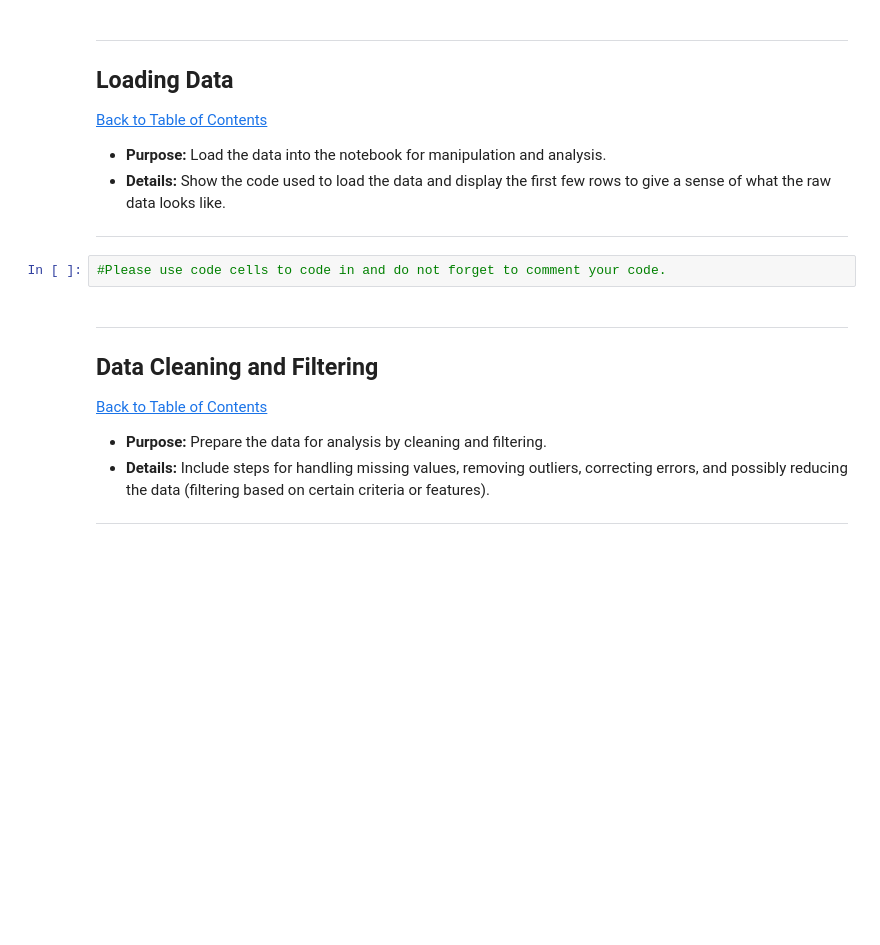
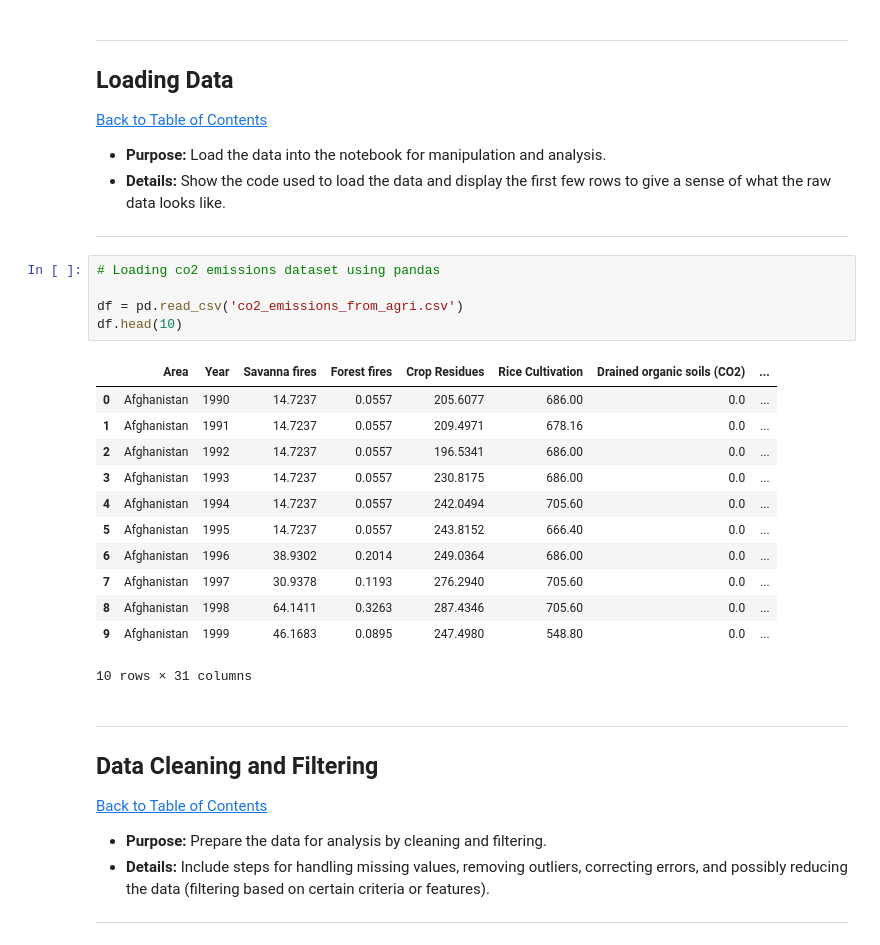
Before and after one commit to nhlokomomhlophe/2401PTDS_Regression_Project, a Jupyter notebook: 2401PTDS Regression Project.ipynb, the cells around one changed output. Cells and saved outputs as stored; diff of their text form; blank space fills up the shorter version.

```diff
--- a/2401PTDS Regression Project.ipynb
+++ b/2401PTDS Regression Project.ipynb
@@ -100,8 +99,24 @@ from scipy.stats import ttest_ind
 * **Purpose:** Load the data into the notebook for manipulation and analysis.
 * **Details:** Show the code used to load the data and display the first few rows to give a sense of what the raw data looks like.
 ---
-# %%
-#Please use code cells to code in and do not forget to comment your code.
+# %%
+# Loading co2 emissions dataset using pandas
+
+df = pd.read_csv('co2_emissions_from_agri.csv')
+df.head(10)
+# %% [output]
+|  | Area | Year | Savanna fires | Forest fires | Crop Residues | Rice Cultivation | Drained organic soils (CO2) | ... |
+| 0 | Afghanistan | 1990 | 14.7237 | 0.0557 | 205.6077 | 686.00 | 0.0 | ... |
+| 1 | Afghanistan | 1991 | 14.7237 | 0.0557 | 209.4971 | 678.16 | 0.0 | ... |
+| 2 | Afghanistan | 1992 | 14.7237 | 0.0557 | 196.5341 | 686.00 | 0.0 | ... |
+| 3 | Afghanistan | 1993 | 14.7237 | 0.0557 | 230.8175 | 686.00 | 0.0 | ... |
+| 4 | Afghanistan | 1994 | 14.7237 | 0.0557 | 242.0494 | 705.60 | 0.0 | ... |
+| 5 | Afghanistan | 1995 | 14.7237 | 0.0557 | 243.8152 | 666.40 | 0.0 | ... |
+| 6 | Afghanistan | 1996 | 38.9302 | 0.2014 | 249.0364 | 686.00 | 0.0 | ... |
+| 7 | Afghanistan | 1997 | 30.9378 | 0.1193 | 276.2940 | 705.60 | 0.0 | ... |
+| 8 | Afghanistan | 1998 | 64.1411 | 0.3263 | 287.4346 | 705.60 | 0.0 | ... |
+| 9 | Afghanistan | 1999 | 46.1683 | 0.0895 | 247.4980 | 548.80 | 0.0 | ... |
+10 rows × 31 columns
 # %% [markdown]
 ---
 <a href=#four></a>
```
Also changed, not shown: parts of 10 cells of this notebook, 1 other file.
